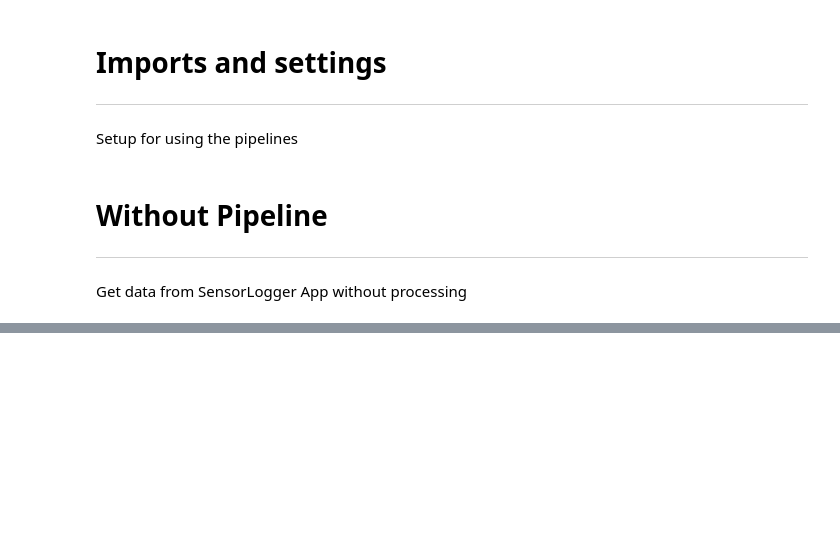
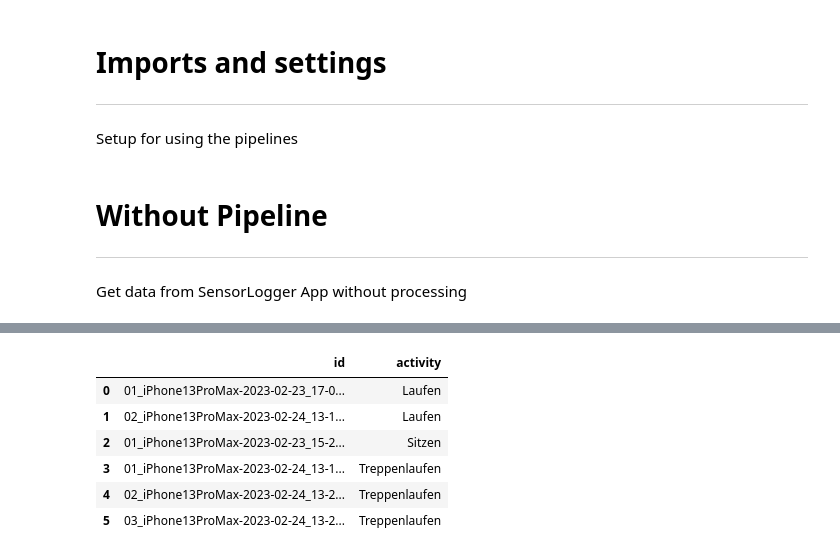
Before and after one commit to Sensor-Based-Activity-Recognition/pipelines, a Jupyter notebook: exporter.ipynb, the cells around one changed output, grey strips where cells are left out. Cells and saved outputs as stored; diff of their text form; code cells hidden in the pictures; blank space fills up the shorter version.

```diff
--- a/exporter.ipynb
+++ b/exporter.ipynb
@@ -38,0 +43,11 @@ shape: (289038, 7)
+# %%
+import polars as pl
+data.filter(pl.col("person") == "Gabriel_Torres").select(["id", "activity"]).unique().to_pandas()
+# %% [output]
+|  | id | activity |
+| 0 | 01_iPhone13ProMax-2023-02-23_17-0... | Laufen |
+| 1 | 02_iPhone13ProMax-2023-02-24_13-1... | Laufen |
+| 2 | 01_iPhone13ProMax-2023-02-23_15-2... | Sitzen |
+| 3 | 01_iPhone13ProMax-2023-02-24_13-1... | Treppenlaufen |
+| 4 | 02_iPhone13ProMax-2023-02-24_13-2... | Treppenlaufen |
+| 5 | 03_iPhone13ProMax-2023-02-24_13-2... | Treppenlaufen |
```
Also changed, not shown: parts of 3 cells of this notebook, 1 other file.
